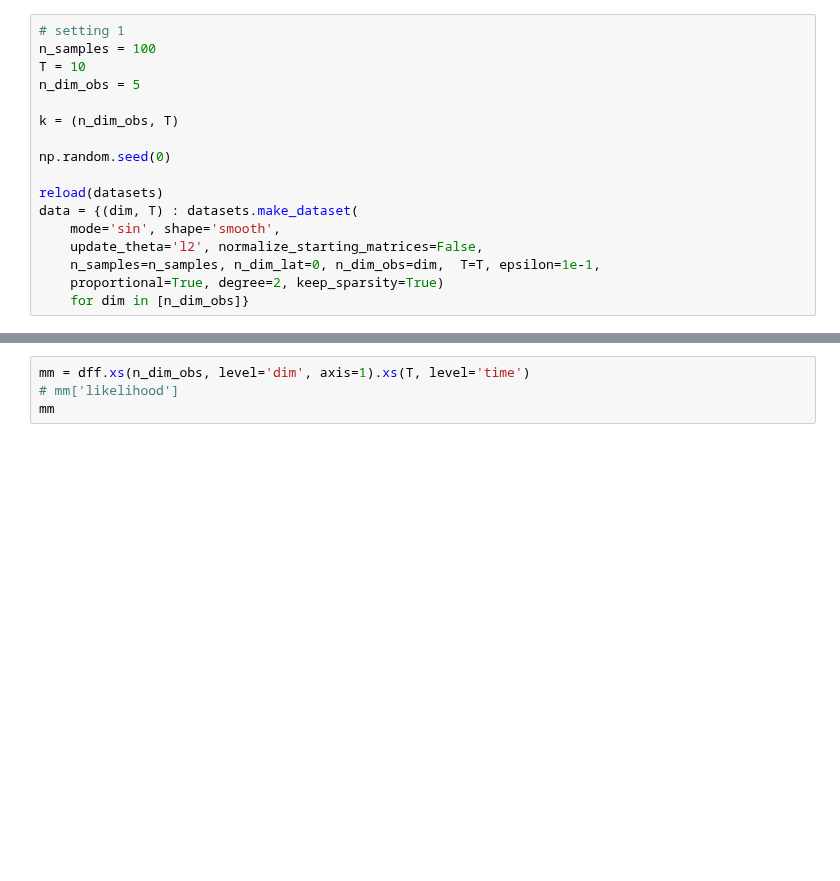
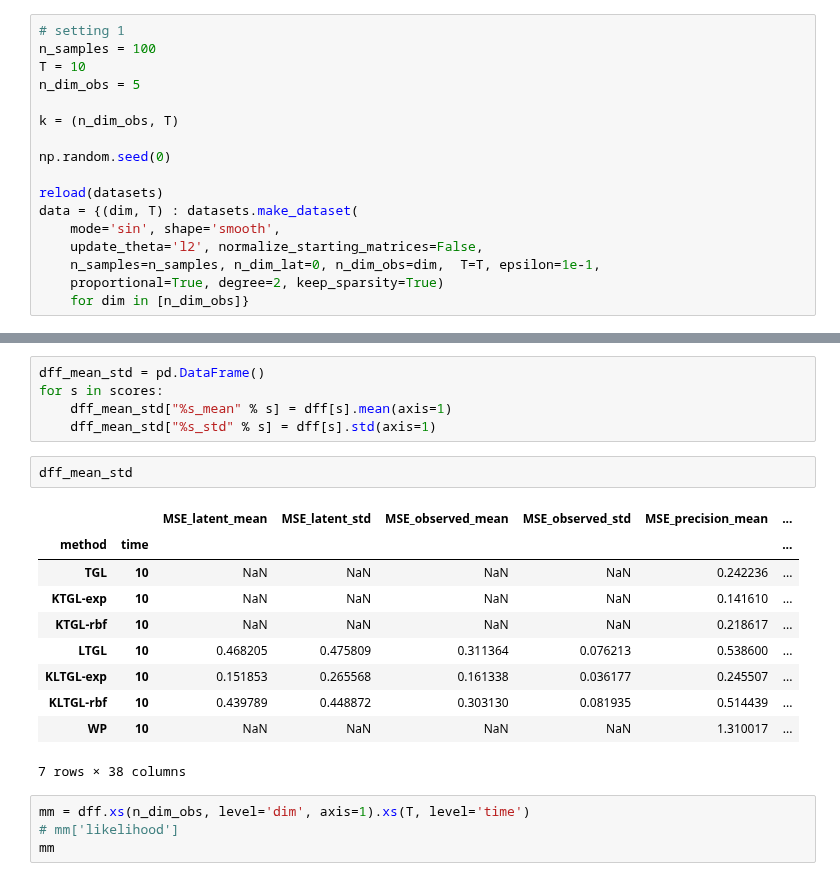
Before and after one commit to fdtomasi/regain, a Jupyter notebook: notebooks/kernel_ltgl.ipynb, the cells around one changed output, grey strips where cells are left out. Drawn from its saved outputs; the diff is of its cells as text; blank space fills up the shorter version.

```diff
--- a/notebooks/kernel_ltgl.ipynb
+++ b/notebooks/kernel_ltgl.ipynb
@@ -302,3 +126,21 @@ starting KLTGL - rbf ...
+# %%
+dff_mean_std = pd.DataFrame()
+for s in scores:
+    dff_mean_std["%s_mean" % s] = dff[s].mean(axis=1)
+    dff_mean_std["%s_std" % s] = dff[s].std(axis=1)
+# %%
+dff_mean_std
+# %% [output]
+|  |  | MSE_latent_mean | MSE_latent_std | MSE_observed_mean | MSE_observed_std | MSE_precision_mean | ... |
+| method | time |  |  |  |  |  | ... |
+| TGL | 10 | NaN | NaN | NaN | NaN | 0.242236 | ... |
+| KTGL-exp | 10 | NaN | NaN | NaN | NaN | 0.141610 | ... |
+| KTGL-rbf | 10 | NaN | NaN | NaN | NaN | 0.218617 | ... |
+| LTGL | 10 | 0.468205 | 0.475809 | 0.311364 | 0.076213 | 0.538600 | ... |
+| KLTGL-exp | 10 | 0.151853 | 0.265568 | 0.161338 | 0.036177 | 0.245507 | ... |
+| KLTGL-rbf | 10 | 0.439789 | 0.448872 | 0.303130 | 0.081935 | 0.514439 | ... |
+| WP | 10 | NaN | NaN | NaN | NaN | 1.310017 | ... |
+7 rows × 38 columns
 # %%
 mm = dff.xs(n_dim_obs, level='dim', axis=1).xs(T, level='time')
 # mm['likelihood']
```
Also changed, not shown: parts of 16 cells of this notebook, 1 other file.
